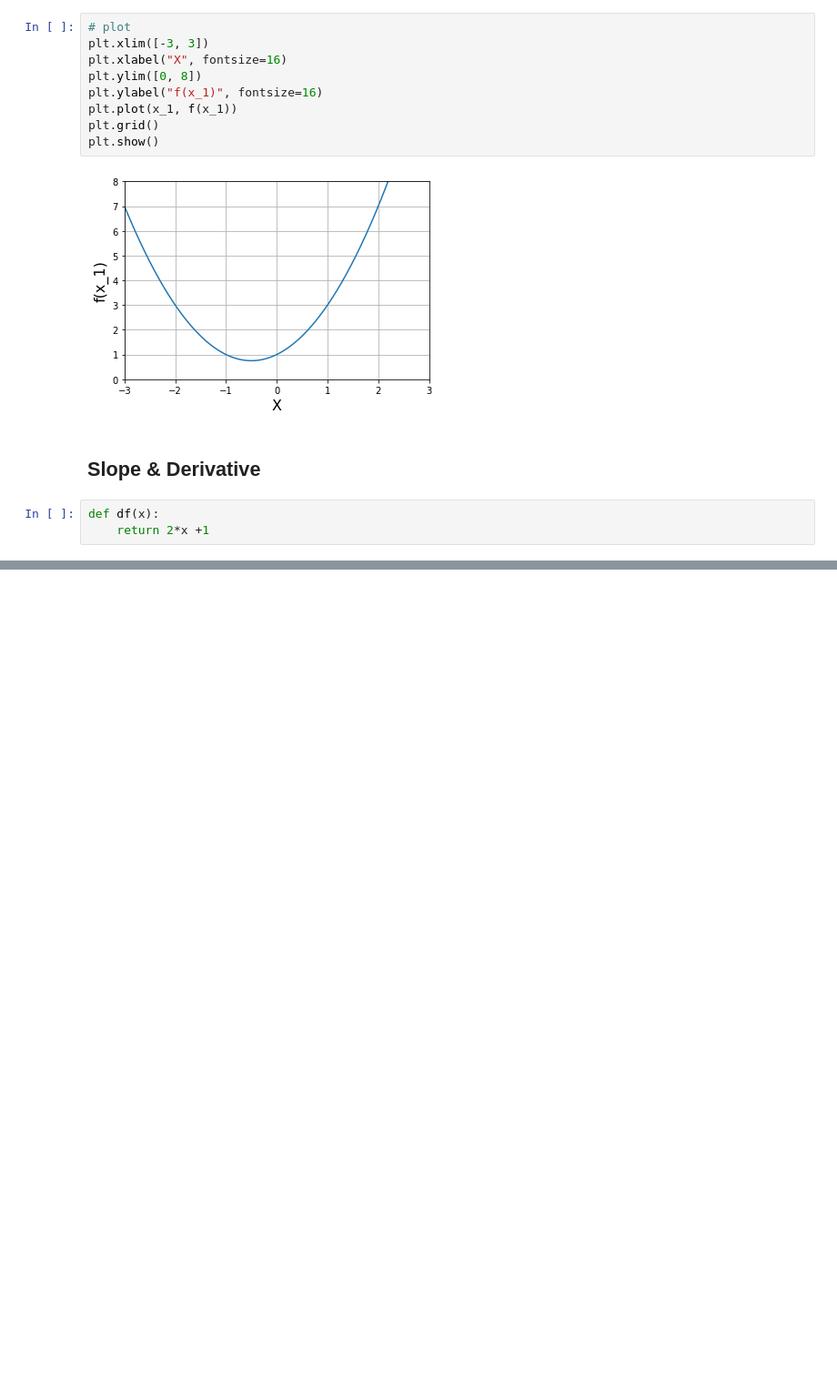
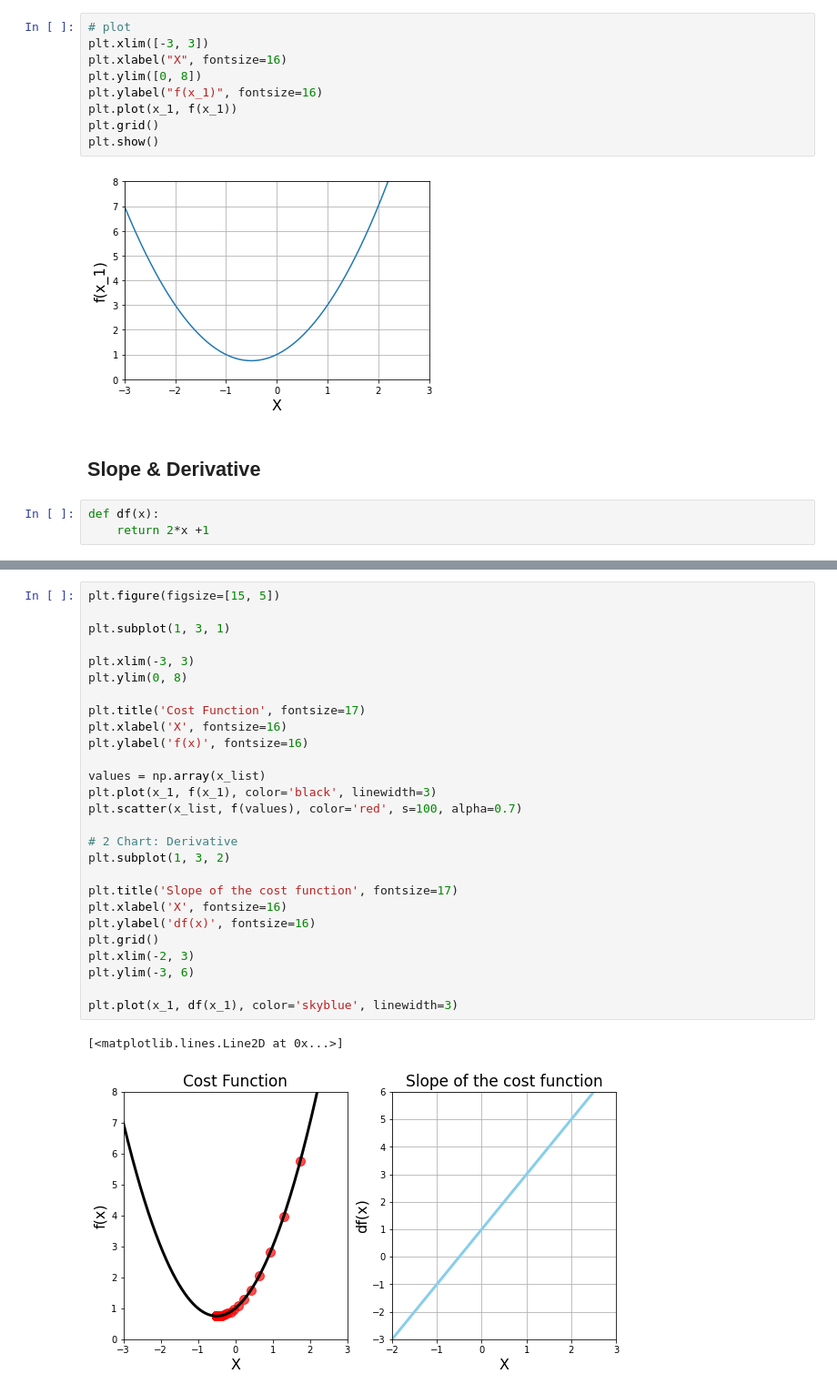
Before and after one commit to sinhadeepak1115/DataScience-and-ML-37, a Jupyter notebook: Gradient Descent [03].ipynb, the cells around one changed output, grey strips where cells are left out. Shown at 91% size. Saved outputs shown, nothing was run; the diff lists cells and outputs as text; blank space fills up the shorter version.

```diff
--- a/Gradient Descent [03].ipynb
+++ b/Gradient Descent [03].ipynb
@@ -71,0 +83,30 @@ f(x) value or cost at this point is : 0.7500187730703756
+# %%
+plt.figure(figsize=[15, 5])
+
+plt.subplot(1, 3, 1)
+
+plt.xlim(-3, 3)
+plt.ylim(0, 8)
+
+plt.title('Cost Function', fontsize=17)
+plt.xlabel('X', fontsize=16)
+plt.ylabel('f(x)', fontsize=16)
+
+values = np.array(x_list)
+plt.plot(x_1, f(x_1), color='black', linewidth=3)
+plt.scatter(x_list, f(values), color='red', s=100, alpha=0.7)
+
+# 2 Chart: Derivative
+plt.subplot(1, 3, 2)
+
+plt.title('Slope of the cost function', fontsize=17)
+plt.xlabel('X', fontsize=16)
+plt.ylabel('df(x)', fontsize=16)
+plt.grid()
+plt.xlim(-2, 3)
+plt.ylim(-3, 6)
+
+plt.plot(x_1, df(x_1), color='skyblue', linewidth=3)
+# %% [output]
+[<matplotlib.lines.Line2D at 0x...>]
+[figure, added]
```
Also changed, not shown: parts of 4 cells of this notebook.
